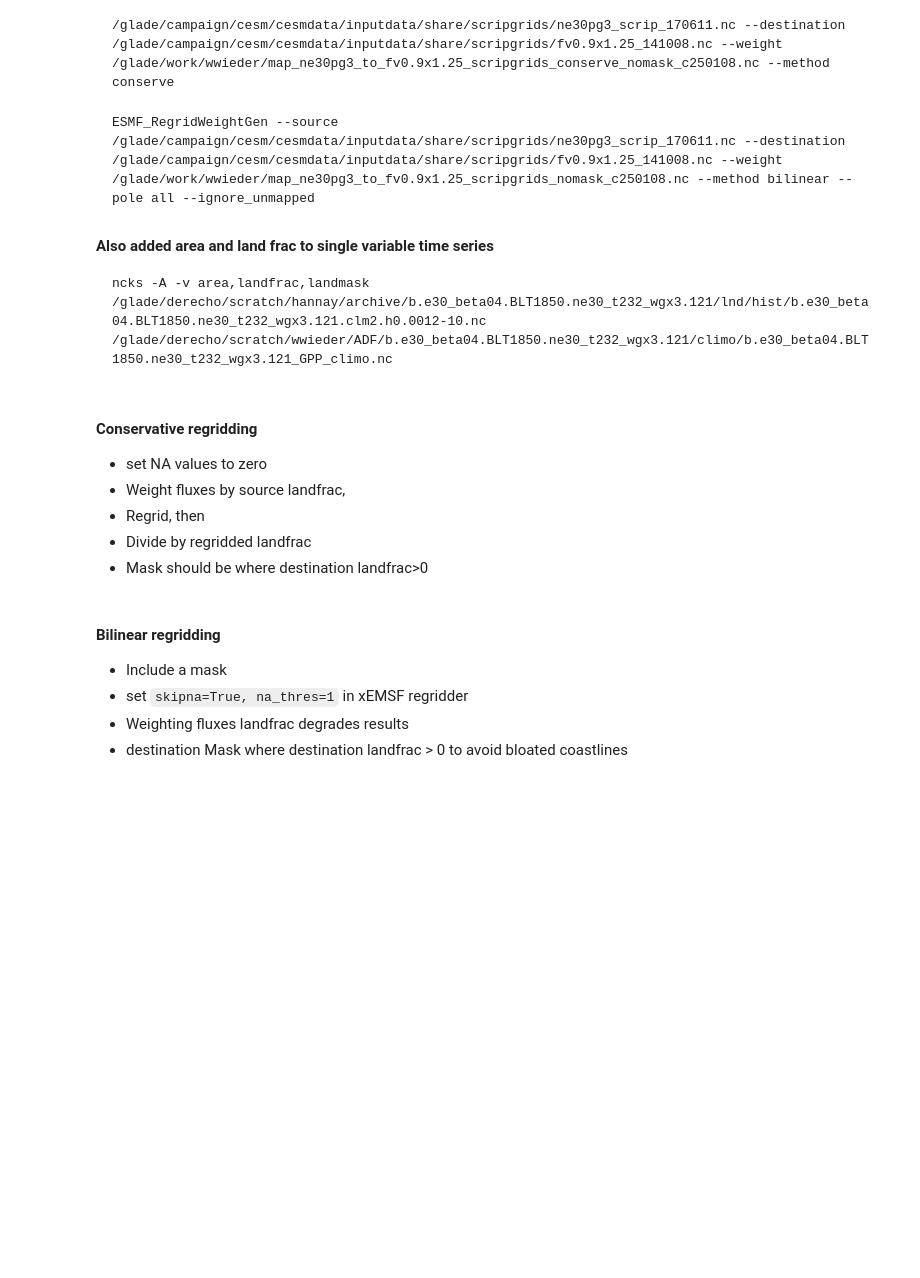
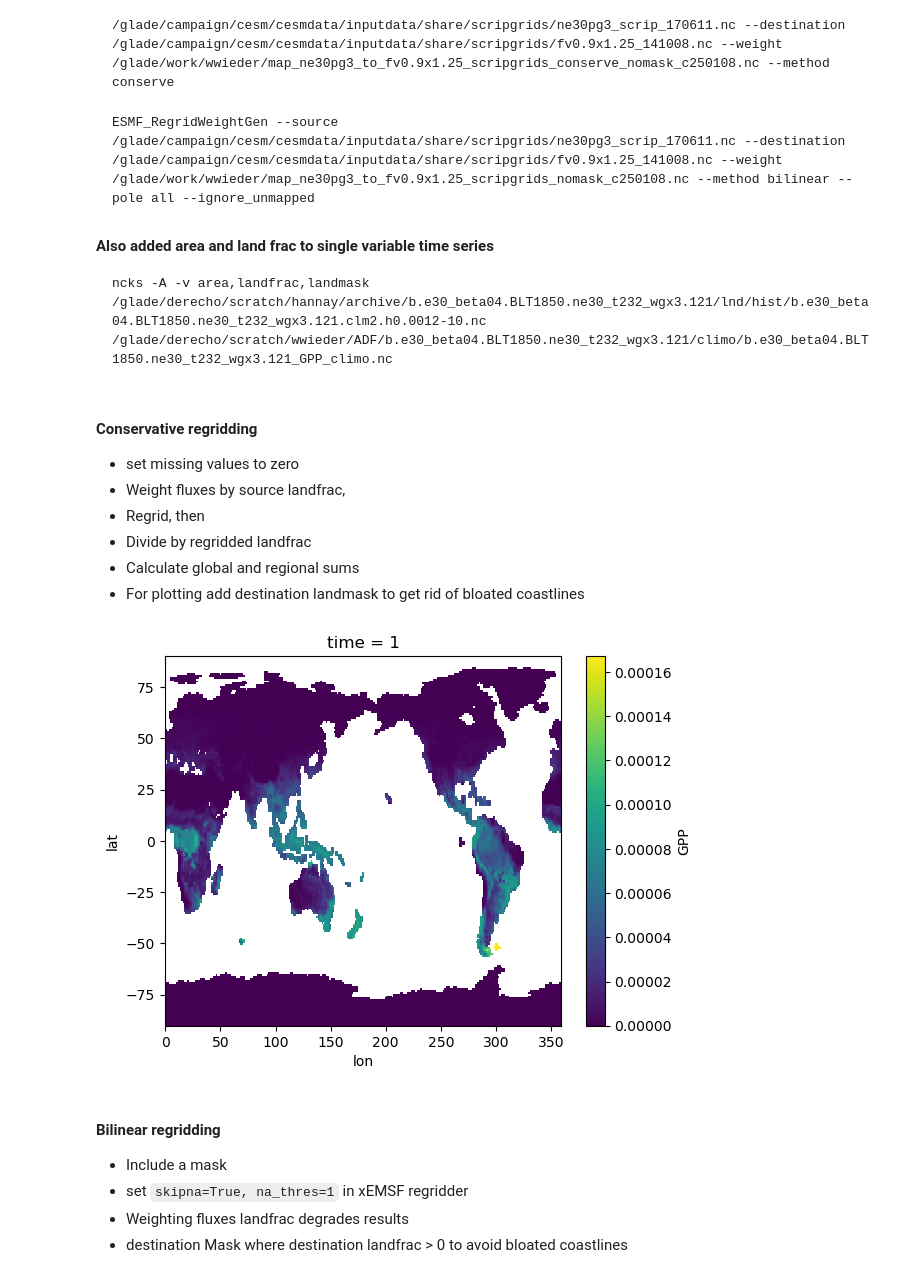
Before and after one commit to NCAR/ADF, a Jupyter notebook: scripts/regridding/regrid_conservative.ipynb, the cells around one changed output. Saved outputs shown, nothing was run; the diff lists cells and outputs as text; code cells hidden in the pictures; blank space fills up the shorter version.

```diff
--- a/scripts/regridding/regrid_conservative.ipynb
+++ b/scripts/regridding/regrid_conservative.ipynb
@@ -52,41 +52,48 @@ import uxarray as ux  #need npl 2024a or later
 import geoviews.feature as gf
 # %% [markdown]
 #### Conservative regridding
-- set NA values to zero
+- set missing values to zero
 - Weight fluxes by source landfrac,
 - Regrid, then
 - Divide by regridded landfrac
-- Mask should be where destination landfrac>0
+- Calculate global and regional sums
+- For plotting add destination landmask to get rid of bloated coastlines
 # %%
-con_weight_file = "/glade/work/wwieder/map_ne30pg3_to_fv0.9x1.25_scripgrids_conserve_nomask_c250108.nc"
 gppfile='/glade/derecho/scratch/wwieder/ADF/b.e30_beta04.BLT1850.ne30_t232_wgx3.121/climo/b.e30_beta04.BLT1850.ne30_t232_wgx3.121_GPP_climo.nc'
 ds_con = xr.open_dataset(gppfile)
 
+con_weight_file = "/glade/work/wwieder/map_ne30pg3_to_fv0.9x1.25_scripgrids_conserve_nomask_c250108.nc"
 
 fv_t232_file = '/glade/derecho/scratch/wwieder/ctsm5.3.018_SP_f09_t232_mask/run/ctsm5.3.018_SP_f09_t232_mask.clm2.h0.0001-01.nc'
 fv_t232 = xr.open_dataset(fv_t232_file)
-
 
 # Fill in with missing values
 ds_con['GPP'] = ds_con['GPP'].fillna(0)  # fill in missing values with 0 for this test
 ds_con['test'] = ((ds_con.GPP)*0+1.)
 ds_con['landfrac']= ds_con['landfrac'].fillna(0)  # fill in missing values with 0 for this test
 ds_con['GPP'] = ds_con.GPP * ds_con.landfrac
 ds_con['test'] = ds_con.test * ds_con.landfrac
 
 regridder = regrid_se_to_fv.make_se_regridder(weight_file=con_weight_file,
-                                              s_data = ds_con.landmask,
+                                              s_data = ds_con.landmask.isel(time=0),
                                               d_data = fv_t232.landmask,
                                               Method = 'coservative',
                                               )
 ds_out_con = regrid_se_to_fv.regrid_se_data_conservative(regridder, ds_con).load()
-#check to make sure NA removed
-#ds_out_con.GPP.isel(time=0).plot()
 
 ds_out_con['GPP'] = (ds_out_con.GPP / ds_out_con.landfrac)
 ds_out_con['test'] = (ds_out_con.test / ds_out_con.landfrac)
-
+# drop time variables
+ds_out_con['landfrac'] = ds_out_con['landfrac'].isel(time=0)
+ds_out_con['area'] = ds_out_con['area'].isel(time=0)
+ds_out_con['landmask'] = ds_out_con['landmask'].isel(time=0)
 # TODO, add a global area and landmask field from the destination grid for calculating sums and plotting.
+# TODO save this as a .nc file
+# TODO, drop the test field from this once integrated into ADF
+# Quick check of results
+ds_out_con.GPP.isel(time=0).plot() ;
+# %% [output]
+[figure, added]
 # %% [markdown]
 #### Bilinear regridding
 - Include a mask
```
Also changed, not shown: parts of 12 cells of this notebook, 3 other files.
